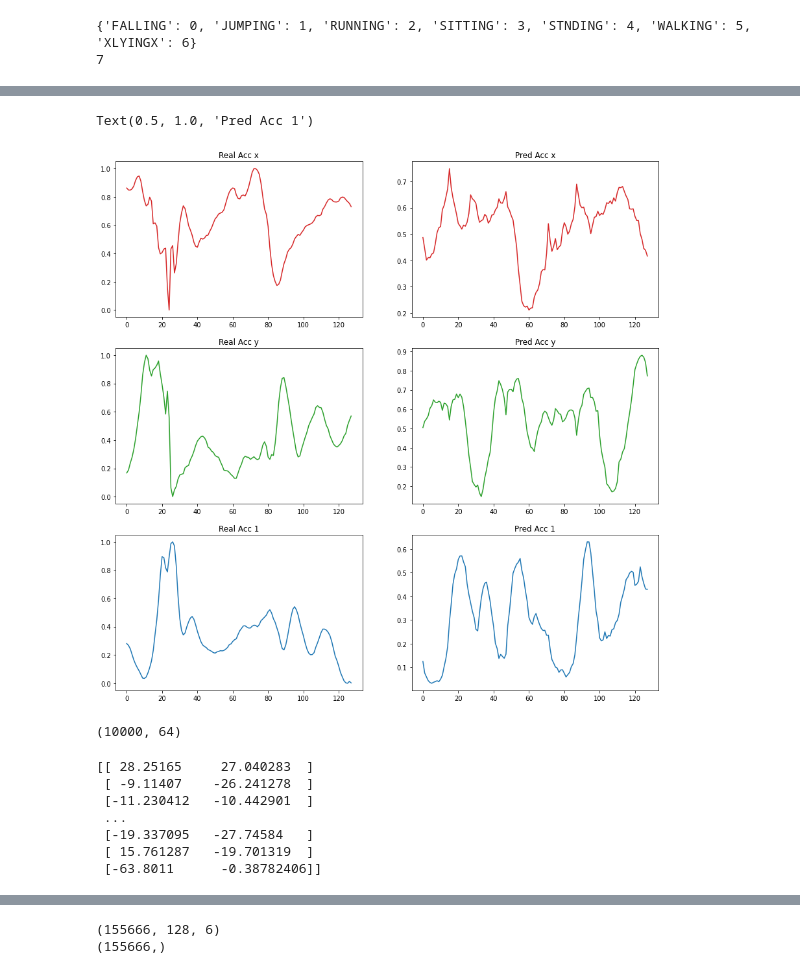
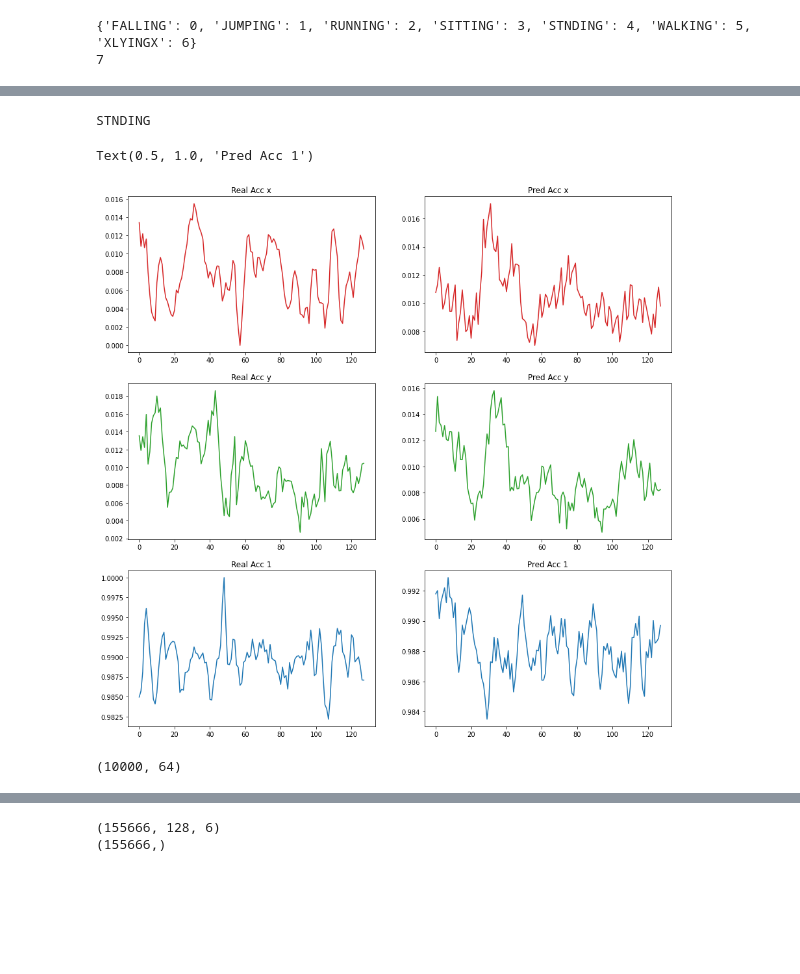
Before and after one commit to deno750/HumanActivityRecognition-HAR, a Jupyter notebook: AutoEncoder.ipynb, the cells around one changed output, grey strips where cells are left out. Cells and saved outputs as stored; diff of their text form; code cells hidden in the pictures; blank space fills up the shorter version.

```diff
--- a/AutoEncoder.ipynb
+++ b/AutoEncoder.ipynb
@@ -166,15 +215,10 @@ dataset = tf.data.Dataset.from_tensor_slices((X_train[:10], y_train[:10])).shuff
 # %%
 from models import Encoder, Decoder
+
 encoded_space_dim = 64
 encoder = Encoder(encoded_space_dim)
 decoder = Decoder()
+autoencoder = tf.keras.Sequential([encoder, decoder])
 
-for (sig, label) in dataset:
-  #sig = tf.transpose(sig, [0, 2, 1])
-
-  print(sig.shape)
-  x = encoder(sig)
-  x = decoder(x)
-  print(x.shape)
-  break
+autoencoder(X_train[:10]).shape
 # %% [output]
@@ -183,5 +225,0 @@ for (sig, label) in dataset:
-# %%
-autoencoder = tf.keras.models.Sequential([encoder, decoder])
-output = autoencoder(X_train[:1])
-#compute_loss(autoencoder, X_train[:1])
-print(output.shape)
@@ -248,19 +245,16 @@ _________________________________________________________________
 # %%
-loss_object = tf.keras.losses.BinaryCrossentropy()#tf.keras.losses.MeanSquaredError()
+loss_object = tf.keras.losses.MeanSquaredError()
 
 optimizer = tf.keras.optimizers.Adam()
 
-encoded_space_dim = 64
-encoder = Encoder(encoded_space_dim)
-decoder = Decoder()
-autoencoder = tf.keras.models.Sequential([encoder, decoder])
 autoencoder.compile(optimizer=optimizer, loss=loss_object)
 # %%
 callback = tf.keras.callbacks.EarlyStopping(monitor='val_loss', patience=5)
 history = autoencoder.fit(X_train, X_train,
-                epochs=5,
+                epochs=20,
                 shuffle=True,
-                batch_size=256,
+                batch_size=128,
                 validation_split=0.2,
-                callbacks=[callback])
+                callbacks=[callback]
+                )
 # %% [output]
@@ -283,27 +288,30 @@ plt.show()
 # %%
 X_trans = autoencoder(X_test[:1000])
 # %%
-measure = 94
+measure = 719
+label_measured = y_train[measure]
+print(le.inverse_transform([label_measured])[0])
 fig, axs = plt.subplots(3, 2)
 fig.set_figheight(15)
 fig.set_figwidth(15)
-axs[0, 0].plot(X_train[measure,:,0], 'tab:red')
+axs[0, 0].plot(X_test[measure,:,0], 'tab:red')
 axs[0, 0].set_title('Real Acc x')
 axs[0, 1].plot(X_trans[measure,:,0], 'tab:red')
 axs[0, 1].set_title('Pred Acc x')
 
-axs[1, 0].plot(X_train[measure,:,1], 'tab:green')
+axs[1, 0].plot(X_test[measure,:,1], 'tab:green')
 axs[1, 0].set_title('Real Acc y')
 axs[1, 1].plot(X_trans[measure,:,1], 'tab:green')
 axs[1, 1].set_title('Pred Acc y')
 
-axs[2, 0].plot(X_train[measure,:,2], 'tab:blue')
+axs[2, 0].plot(X_test[measure,:,2], 'tab:blue')
 axs[2, 0].set_title('Real Acc 1')
 axs[2, 1].plot(X_trans[measure,:,2], 'tab:blue')
 axs[2, 1].set_title('Pred Acc 1')
 # %% [output]
-Text(0.5, 1.0, 'Pred Acc 1')
+STNDING
+Text(0.5, 1.0, 'Pred Acc 1')
-[figure, old version]
+[figure, new version]
 # %%
 ### Get the encoded representation of the test samples
 test_dataset = tf.data.Dataset.from_tensor_slices((X_test, y_test)).shuffle(10000).batch(1000)
@@ -327,13 +337,3 @@ print(np.array(encoded_samples).shape)
 # %%
 from sklearn import manifold
 tsne = manifold.TSNE(2, init='pca', random_state=0).fit_transform(encoded_samples)
-# %%
-print(tsne)
-# %% [output]
-[[ 28.25165     27.040283  ]
- [ -9.11407    -26.241278  ]
- [-11.230412   -10.442901  ]
- ...
- [-19.337095   -27.74584   ]
- [ 15.761287   -19.701319  ]
- [-63.8011      -0.38782406]]
```
Also changed, not shown: parts of 47 cells of this notebook, 10 other files.
